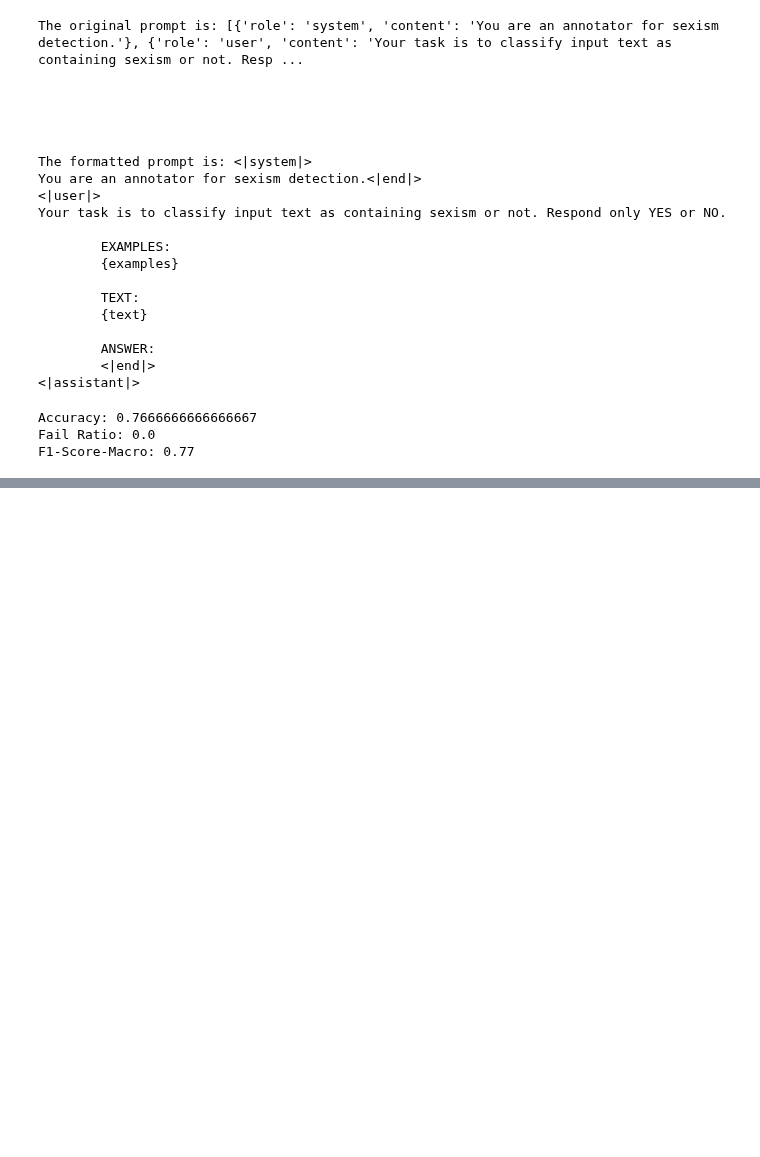
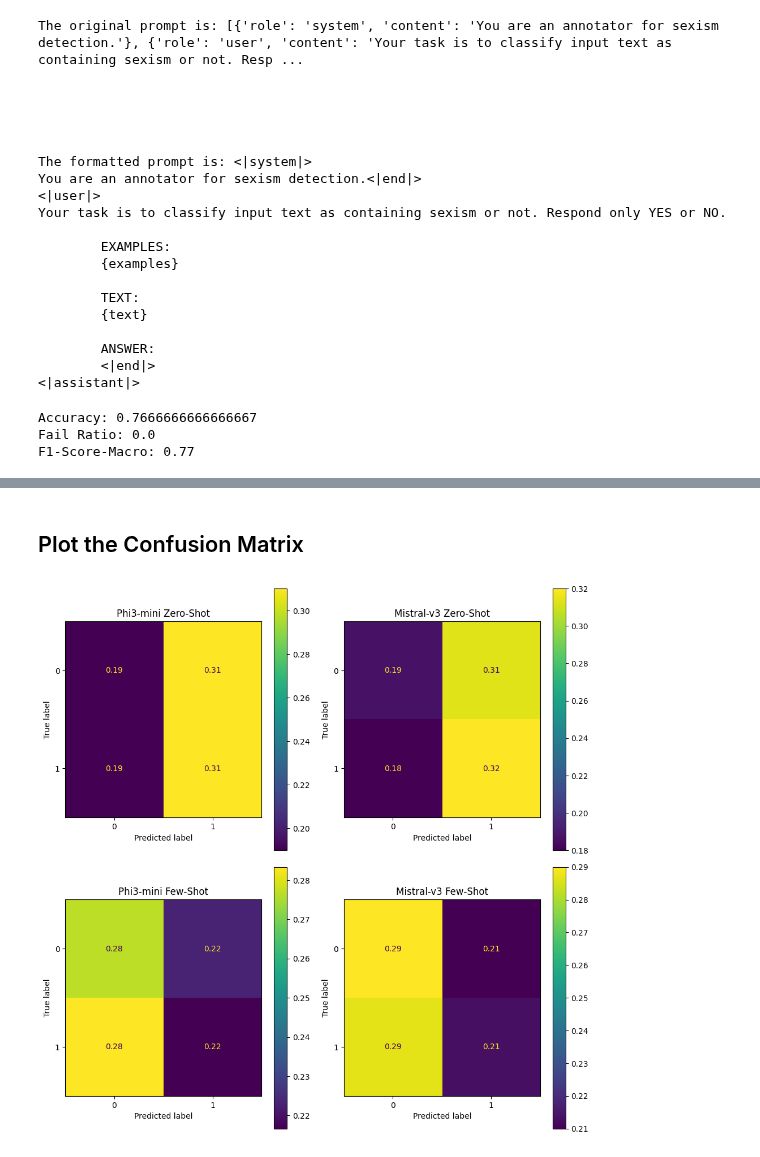
Before and after one commit to RiccardoRomeo01/NLP_Assignments, a Jupyter notebook: Assignment2/CodeA2/Assignment2.ipynb, the cells around one changed output, grey strips where cells are left out. Saved outputs shown, nothing was run; the diff lists cells and outputs as text; code cells hidden in the pictures; blank space fills up the shorter version.

```diff
--- a/Assignment2/CodeA2/Assignment2.ipynb
+++ b/Assignment2/CodeA2/Assignment2.ipynb
@@ -1084,0 +1511,2 @@ F1-Score-Macro: 0.77
+# %%
+y_pred_second_model_a1 = take_predictions(decoded_response_df_a1_model2)
@@ -1084,0 +1611,17 @@ F1-Score-Macro: 0.77
+# %%
+# We sample the examples to use in the Few-Shot Inference
+examples = build_few_shot_demonstrations(df_demonstration, num_per_class = 4)
+# We Prepare the prompts
+prepared_prompts = prepare_prompts_with_examples(df_a1_balance['tweet'],examples, prompt, tokenizer_second_model)
+# We generate the responses
+FS_res_model_df_a1_model2 = generate_responses(model_second, prepared_prompts)
+# Decoding responses
+FS_decoded_response_model_df_a1_model2 =[tokenizer_second_model.decode(r, skip_special_tokens=True) for r in FS_res_model_df_a1_model2]
+# We compute y_true from the dataset
+y_true_FS_df_a1 = df_a1_balance['label_sexist'].map({'not sexist': 0, 'sexist': 1})
+# We compute metrics
+FS_metrics_second_model_df_a1 = compute_metrics(FS_decoded_response_model_df_a1_model2, y_true_FS_df_a1)
+
+print(f"Accuracy: {FS_metrics_second_model_df_a1['accuracy']}")
+print(f"Fail Ratio: {FS_metrics_second_model_df_a1['fail_ratio']}")
+print(f"F1-Score-Macro: {FS_metrics_second_model_df_a1['f1_macro']:.2f}")
@@ -1084,0 +1632,2 @@ F1-Score-Macro: 0.77
+# %%
+y_pred_second_model_a1_FS = take_predictions(FS_decoded_response_model_df_a1_model2)
@@ -1084,0 +1688,18 @@ F1-Score-Macro: 0.77
+# %% [markdown]
+## Plot the Confusion Matrix
+# %%
+y_preds = [y_pred_first_model_a1,
+           y_pred_second_model_a1,
+           y_pred_first_model_a1_FS,
+           y_pred_second_model_a1_FS]
+
+model_names = ['Phi3-mini Zero-Shot',
+               'Mistral-v3 Zero-Shot',
+               'Phi3-mini Few-Shot',
+               'Mistral-v3 Few-Shot']
+# %%
+plot_confusion_matrices(y_true = y_true,
+                        y_preds = y_preds,
+                        model_names = model_names)
+# %% [output]
+[figure, added]
```
Also changed, not shown: parts of 37 cells of this notebook.
